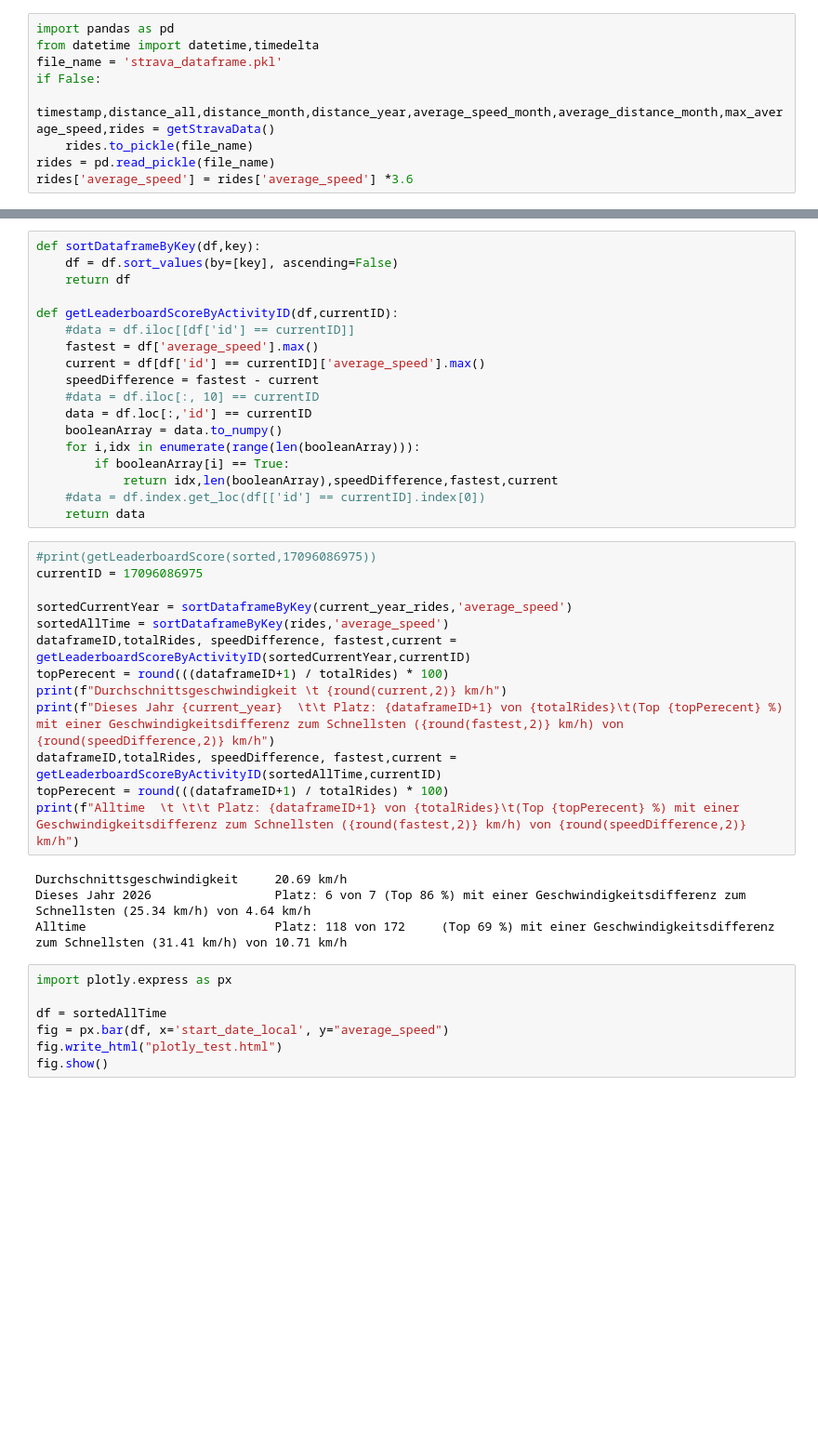
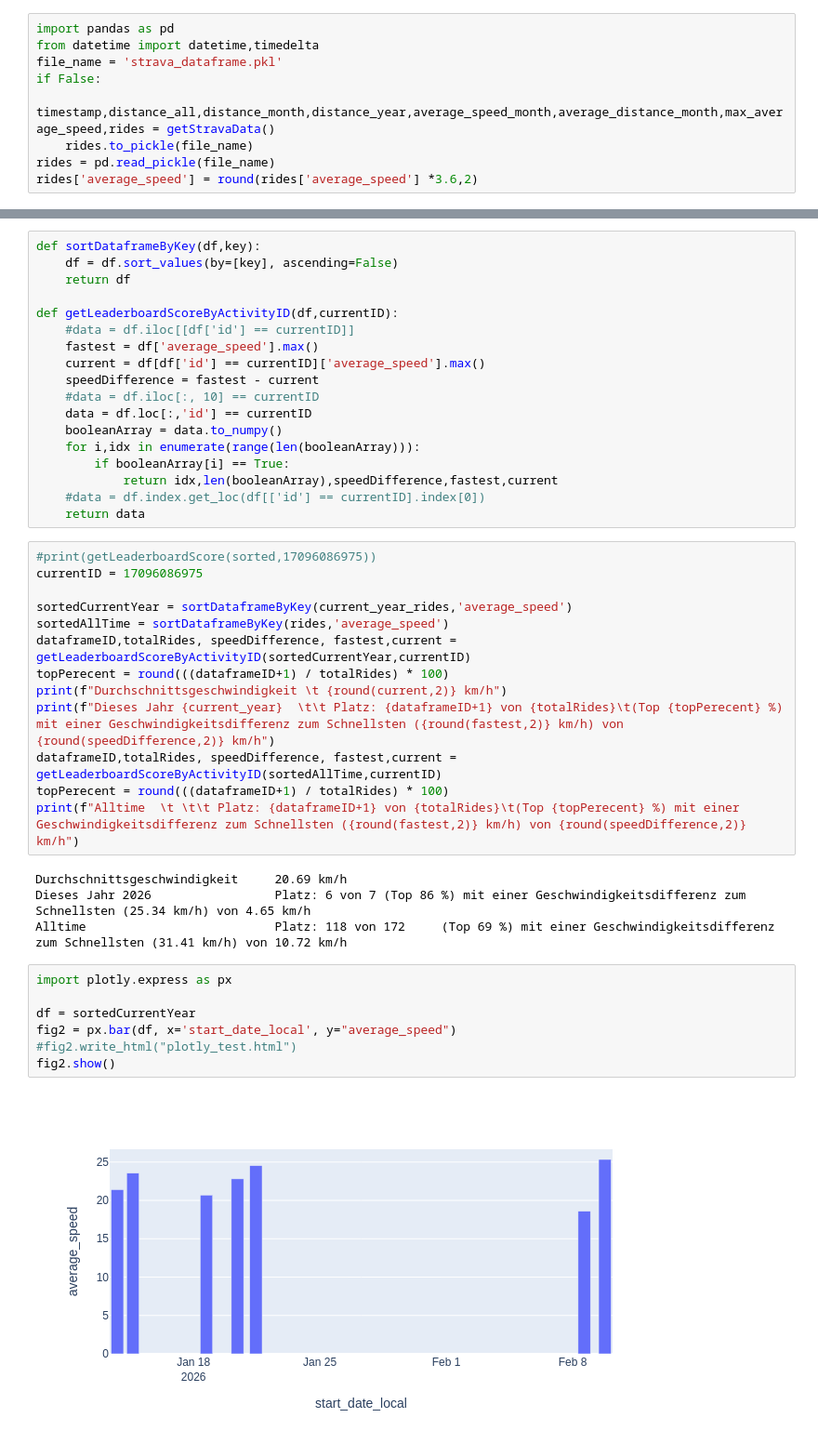
Before and after one commit to mgoetze06/learnPy, a Jupyter notebook: gpx-tools/strava-activities/Strava_Analyse.ipynb, the cells around one changed output, grey strips where cells are left out. Shown at 93% size. Cells and saved outputs as stored; diff of their text form; blank space fills up the shorter version.

Commit message:
basic plotting with plotly and export to html

```diff
--- a/gpx-tools/strava-activities/Strava_Analyse.ipynb
+++ b/gpx-tools/strava-activities/Strava_Analyse.ipynb
@@ -11,7 +11,7 @@ if False:
     timestamp,distance_all,distance_month,distance_year,average_speed_month,average_distance_month,max_average_speed,rides = getStravaData()
     rides.to_pickle(file_name)
 rides = pd.read_pickle(file_name)
-rides['average_speed'] = rides['average_speed'] *3.6
+rides['average_speed'] = round(rides['average_speed'] *3.6,2)
 # %%
 #print(rides.head)
 print(rides.columns)
@@ -78,12 +78,14 @@ topPerecent = round(((dataframeID+1) / totalRides) * 100)
 print(f"Alltime  \t \t\t Platz: {dataframeID+1} von {totalRides}\t(Top {topPerecent} %) mit einer Geschwindigkeitsdifferenz zum Schnellsten ({round(fastest,2)} km/h) von {round(speedDifference,2)} km/h")
 # %% [output]
 Durchschnittsgeschwindigkeit     20.69 km/h
-Dieses Jahr 2026                 Platz: 6 von 7 (Top 86 %) mit einer Geschwindigkeitsdifferenz zum Schnellsten (25.34 km/h) von 4.64 km/h
-Alltime                          Platz: 118 von 172     (Top 69 %) mit einer Geschwindigkeitsdifferenz zum Schnellsten (31.41 km/h) von 10.71 km/h
+Dieses Jahr 2026                 Platz: 6 von 7 (Top 86 %) mit einer Geschwindigkeitsdifferenz zum Schnellsten (25.34 km/h) von 4.65 km/h
+Alltime                          Platz: 118 von 172     (Top 69 %) mit einer Geschwindigkeitsdifferenz zum Schnellsten (31.41 km/h) von 10.72 km/h
 # %%
 import plotly.express as px
 
-df = sortedAllTime
-fig = px.bar(df, x='start_date_local', y="average_speed")
-fig.write_html("plotly_test.html")
-fig.show()
+df = sortedCurrentYear
+fig2 = px.bar(df, x='start_date_local', y="average_speed")
+#fig2.write_html("plotly_test.html")
+fig2.show()
+# %% [output]
+[figure, added]
```
Also changed, not shown: parts of 2 cells of this notebook, 1 other file.
